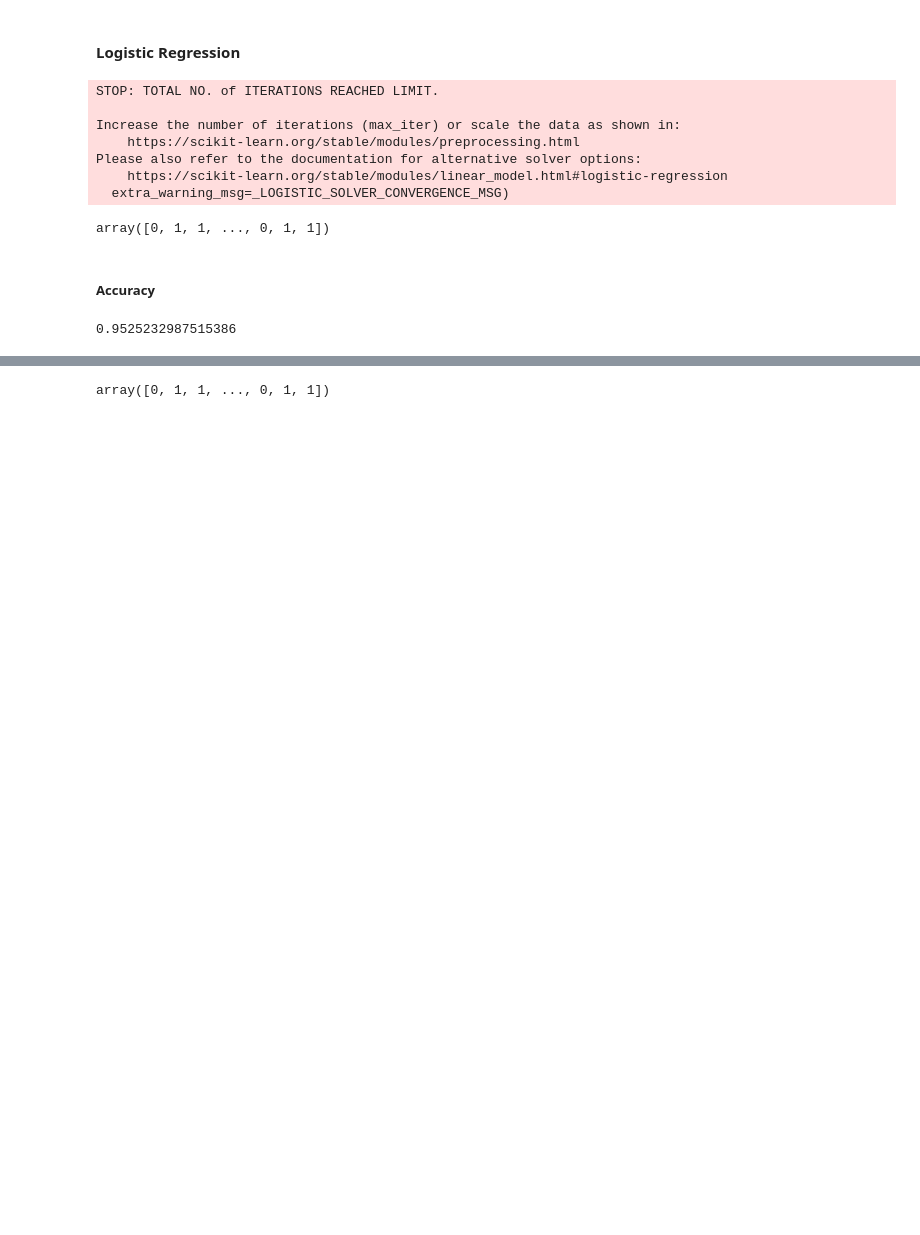
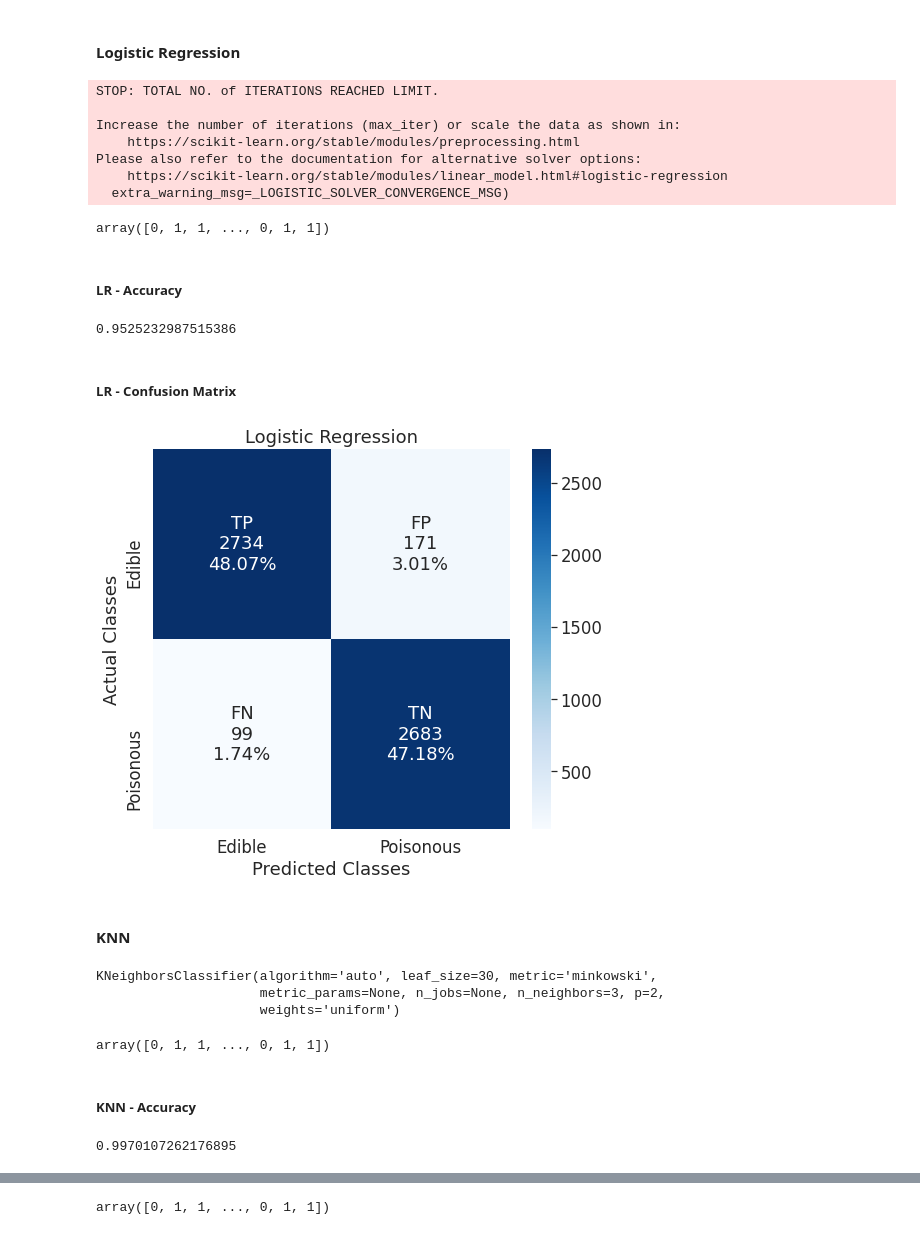
Before and after one commit to Nadda1004/Intro_Machine_learning, a Jupyter notebook: WeekendProject_Week_2/W2_D5_ML_Week2_Project.ipynb, the cells around one changed output, grey strips where cells are left out. Saved outputs shown, nothing was run; the diff lists cells and outputs as text; code cells hidden in the pictures; blank space fills up the shorter version.

```diff
--- a/WeekendProject_Week_2/W2_D5_ML_Week2_Project.ipynb
+++ b/WeekendProject_Week_2/W2_D5_ML_Week2_Project.ipynb
@@ -465,9 +479,52 @@ Please also refer to the documentation for alternative solver options:
   extra_warning_msg=_LOGISTIC_SOLVER_CONVERGENCE_MSG)
 array([0, 1, 1, ..., 0, 1, 1])
 # %% [markdown]
-##### Accuracy
+##### LR - Accuracy
 # %%
 acc_lr = accuracy_score(y_test , lr_preds)
 acc_lr
 # %% [output]
 0.9525232987515386
+# %% [markdown]
+##### LR - Confusion Matrix
+# %%
+cf = confusion_matrix(y_test, lr_preds)
+group_names = ['TP','FP','FN','TN']
+group_counts = ['{0:0.0f}'.format(value) for value in
+                cf.flatten()]
+group_percentages = ['{0:.2%}'.format(value) for value in
+                     cf.flatten()/np.sum(cf)]
+labels = [f'{v1}\n{v2}\n{v3}' for v1, v2, v3 in
+          zip(group_names,group_counts,group_percentages)]
+labels = np.asarray(labels).reshape(2,2)
+ticks_labels = ['Edible', 'Poisonous']
+
+plt.figure(figsize=(8,7))
+sns.heatmap(cf, annot=labels, fmt='', cmap='Blues' , yticklabels=ticks_labels , xticklabels= ticks_labels);
+plt.title("Logistic Regression")
+plt.ylabel('Actual Classes')
+plt.xlabel('Predicted Classes')
+sns.set(font_scale=1.5);
+# %% [output]
+[figure, added]
+# %% [markdown]
+#### KNN
+# %%
+knn = KNeighborsClassifier(n_neighbors=3)
+knn.fit(x_train, y_train)
+# %% [output]
+KNeighborsClassifier(algorithm='auto', leaf_size=30, metric='minkowski',
+                     metric_params=None, n_jobs=None, n_neighbors=3, p=2,
+                     weights='uniform')
+# %%
+perds_knn = knn.predict(x_test)
+perds_knn
+# %% [output]
+array([0, 1, 1, ..., 0, 1, 1])
+# %% [markdown]
+##### KNN - Accuracy
+# %%
+knn_acc = accuracy_score(y_test, perds_knn)
+knn_acc
+# %% [output]
+0.9970107262176895
```
Also changed, not shown: parts of 43 cells of this notebook.
